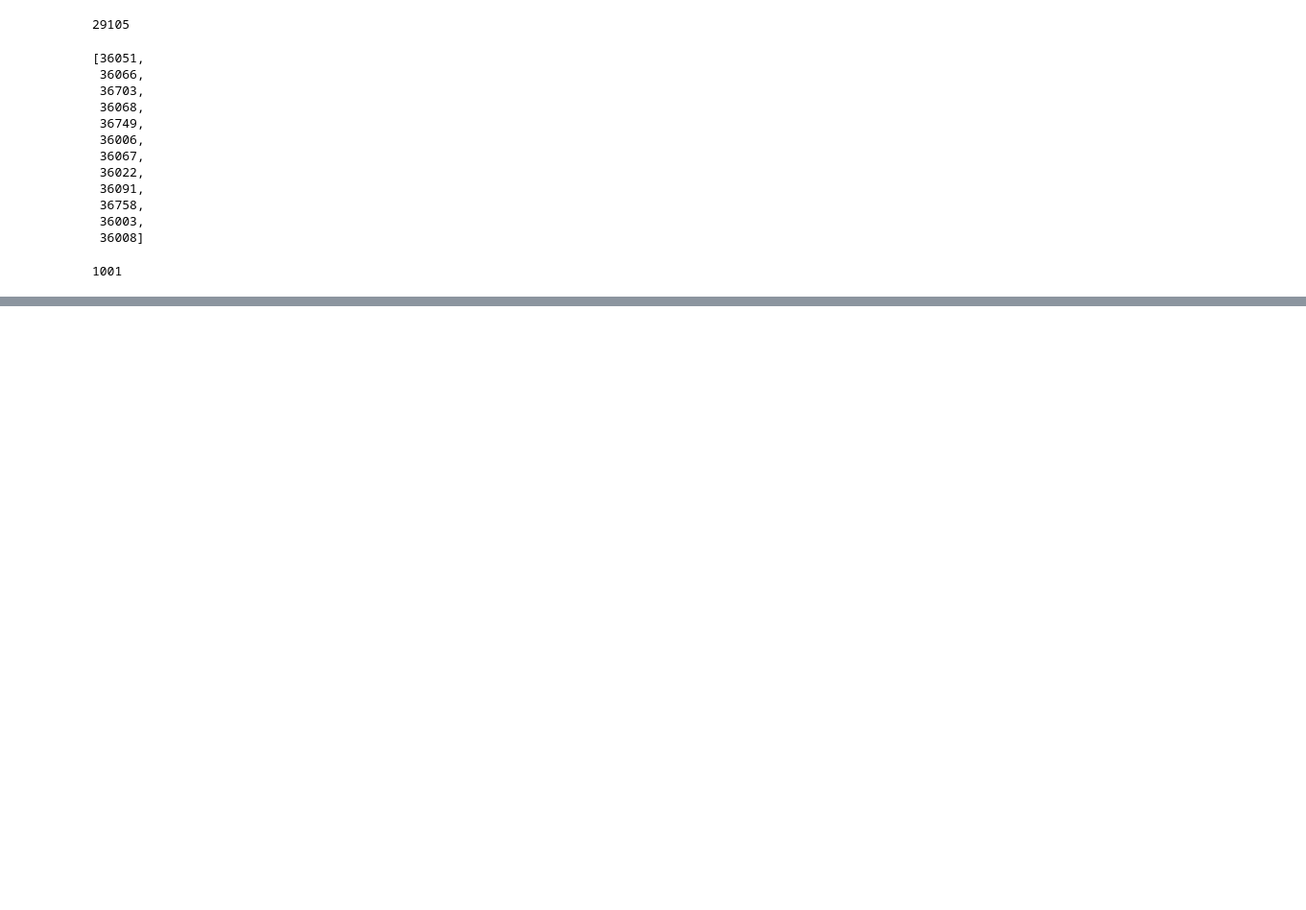
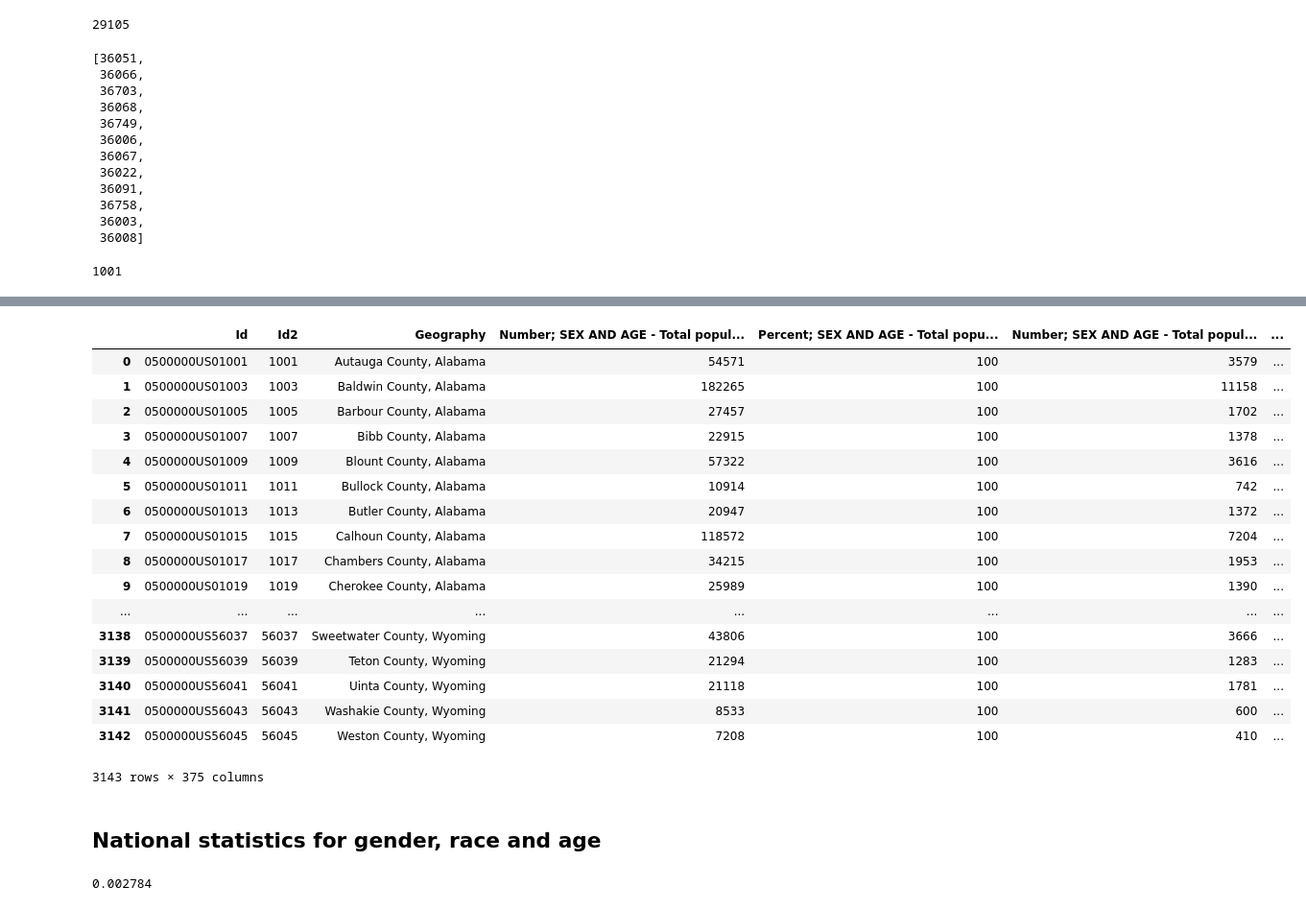
Before and after one commit to ahwkuepper/stdme, a Jupyter notebook: code/CDC_data_exploration_and_cleaning_Chlamydia.ipynb, the cells around one changed output, grey strips where cells are left out. Shown at 96% size. Drawn from its saved outputs; the diff is of its cells as text; code cells hidden in the pictures; blank space fills up the shorter version.

```diff
--- a/code/CDC_data_exploration_and_cleaning_Chlamydia.ipynb
+++ b/code/CDC_data_exploration_and_cleaning_Chlamydia.ipynb
@@ -306,0 +340,2 @@ df_fipszip.COUNTY[1]
+# %%
+df_census = pd.read_csv("../data/census/DEC10.csv", header=1)
@@ -306,0 +376,23 @@ df_fipszip.COUNTY[1]
+# %%
+df_census.convert_objects(convert_numeric=True)
+# %% [output]
+|  | Id | Id2 | Geography | Number; SEX AND AGE - Total popul... | Percent; SEX AND AGE - Total popu... | Number; SEX AND AGE - Total popul... | ... |
+| 0 | 0500000US01001 | 1001 | Autauga County, Alabama | 54571 | 100 | 3579 | ... |
+| 1 | 0500000US01003 | 1003 | Baldwin County, Alabama | 182265 | 100 | 11158 | ... |
+| 2 | 0500000US01005 | 1005 | Barbour County, Alabama | 27457 | 100 | 1702 | ... |
+| 3 | 0500000US01007 | 1007 | Bibb County, Alabama | 22915 | 100 | 1378 | ... |
+| 4 | 0500000US01009 | 1009 | Blount County, Alabama | 57322 | 100 | 3616 | ... |
+| 5 | 0500000US01011 | 1011 | Bullock County, Alabama | 10914 | 100 | 742 | ... |
+| 6 | 0500000US01013 | 1013 | Butler County, Alabama | 20947 | 100 | 1372 | ... |
+| 7 | 0500000US01015 | 1015 | Calhoun County, Alabama | 118572 | 100 | 7204 | ... |
+| 8 | 0500000US01017 | 1017 | Chambers County, Alabama | 34215 | 100 | 1953 | ... |
+| 9 | 0500000US01019 | 1019 | Cherokee County, Alabama | 25989 | 100 | 1390 | ... |
+| ... | ... | ... | ... | ... | ... | ... | ... |
+| 3138 | 0500000US56037 | 56037 | Sweetwater County, Wyoming | 43806 | 100 | 3666 | ... |
+| 3139 | 0500000US56039 | 56039 | Teton County, Wyoming | 21294 | 100 | 1283 | ... |
+| 3140 | 0500000US56041 | 56041 | Uinta County, Wyoming | 21118 | 100 | 1781 | ... |
+| 3141 | 0500000US56043 | 56043 | Washakie County, Wyoming | 8533 | 100 | 600 | ... |
+| 3142 | 0500000US56045 | 56045 | Weston County, Wyoming | 7208 | 100 | 410 | ... |
+3143 rows × 375 columns
+# %% [markdown]
+## National statistics for gender, race and age
@@ -306,0 +404,4 @@ df_fipszip.COUNTY[1]
+# %%
+gender_rate["Male"]
+# %% [output]
+0.002784
```
Also changed, not shown: parts of 33 cells of this notebook, 6 other files.
